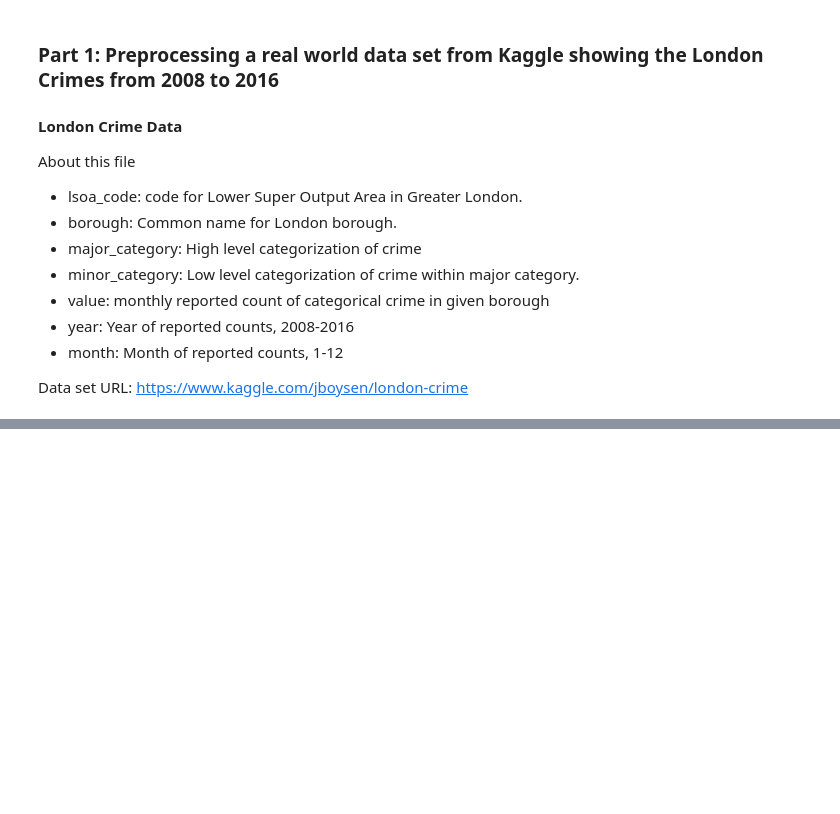
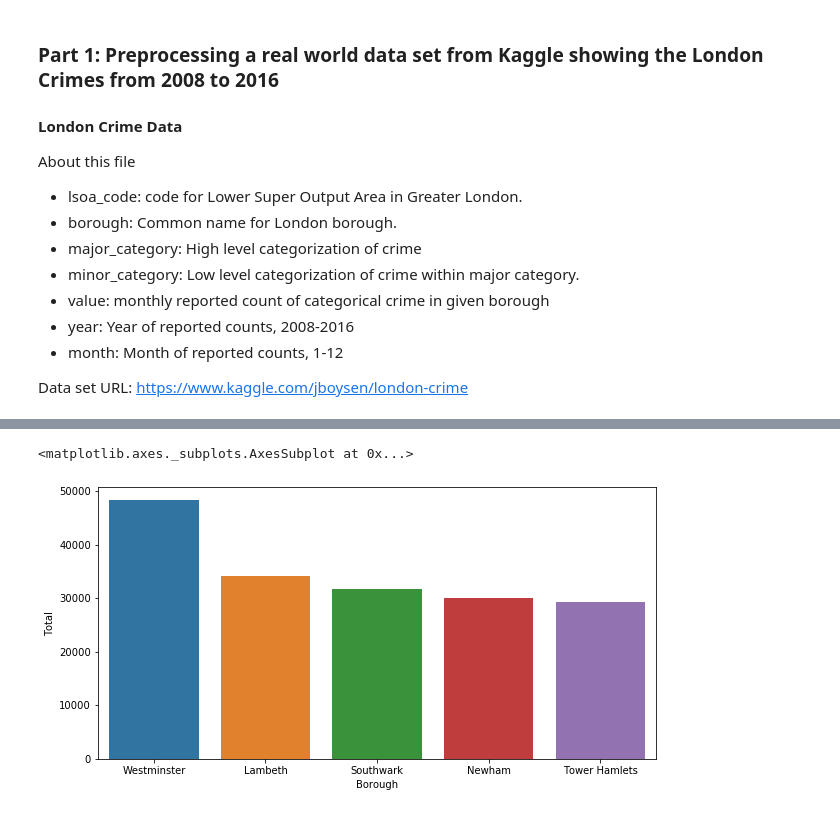
Before and after one commit to Akshatjain1999/Battles-for-the-Neighborhood-London-, a Jupyter notebook: Capstone Project - Battle for the Neighborhood(London).ipynb, the cells around one changed output, grey strips where cells are left out. Drawn from its saved outputs; the diff is of its cells as text; code cells hidden in the pictures; blank space fills up the shorter version.

```diff
--- a/Capstone Project - Battle for the Neighborhood(London).ipynb
+++ b/Capstone Project - Battle for the Neighborhood(London).ipynb
@@ -46,0 +244,3 @@ Data set URL: https://www.kaggle.com/jboysen/london-crime
+# %%
+Ld_crime = pd.merge(london_crime, London_table, on='Borough')
+Ld_crime.head(10)
@@ -46,0 +259,17 @@ Data set URL: https://www.kaggle.com/jboysen/london-crime
+# %%
+Ld_crime.drop(['Nr. inmap','Population(2011 est)'],axis=1,inplace=True)
+# %%
+columnsTitles = ['Borough','Local authority','Political control','Headquarters',
+                 'Area (sq mi)','Population (2013 est)[1]',
+                 'Inner','Status',
+                 'Burglary','Criminal Damage','Drugs','Other Notifiable Offences',
+                 'Robbery','Theft and Handling','Violence Against the Person','Total','Co-ordinates']
+
+Ld_crime = Ld_crime.reindex(columns=columnsTitles)
+
+Ld_crime = Ld_crime[['Borough','Local authority','Political control','Headquarters',
+                 'Area (sq mi)','Population (2013 est)[1]','Co-ordinates',
+                 'Burglary','Criminal Damage','Drugs','Other Notifiable Offences',
+                 'Robbery','Theft and Handling','Violence Against the Person','Total']]
+
+Ld_crime.head()
@@ -46,0 +295,5 @@ Data set URL: https://www.kaggle.com/jboysen/london-crime
+# %%
+Ld_crime.sort_values(['Total'], ascending = False, axis = 0, inplace = True )
+
+df_top5 = Ld_crime.head()
+df_top5
@@ -46,0 +307,6 @@ Data set URL: https://www.kaggle.com/jboysen/london-crime
+# %%
+plt.figure(figsize=(10,5))
+sns.barplot(x='Borough' , y='Total',data=df_top5)
+# %% [output]
+<matplotlib.axes._subplots.AxesSubplot at 0x...>
+[figure, added]
```
Also changed, not shown: parts of 69 cells of this notebook, 1 other file.
